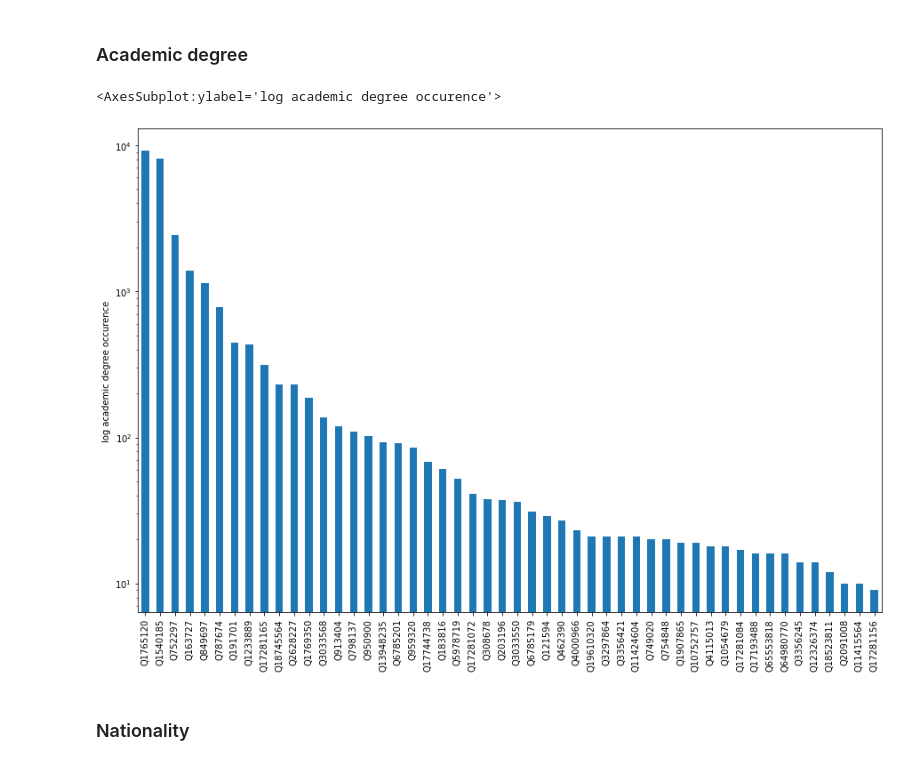
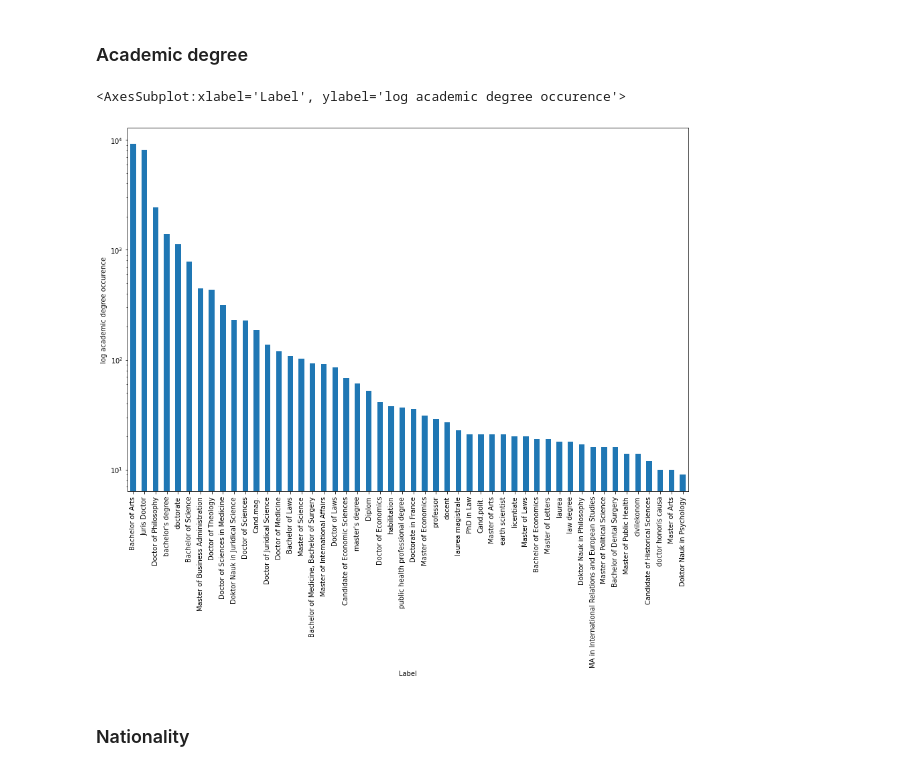
Before and after one commit to epfl-ada/ada-2021-project-salazar-gang, a Jupyter notebook: working_draft.ipynb, the cells around one changed output. Saved outputs shown, nothing was run; the diff lists cells and outputs as text; code cells hidden in the pictures.

```diff
--- a/working_draft.ipynb
+++ b/working_draft.ipynb
@@ -182,12 +208,18 @@ mask_academic_degree = (df1['speaker_academic_degree'].str.len() == 1) & ~(df1['
 academic_degree = df1[mask_academic_degree]
 academic_degree = academic_degree['speaker_academic_degree']
 academic_degree = academic_degree.explode().explode()
-academic_degree_count = (academic_degree.value_counts())[:50]
+academic_degree_count = (academic_degree.value_counts())
+
+academic_degree_count_qids = qi2.loc[qi2['QID'].isin(academic_degree_count.index)]
+
+new_academic_degree_count = academic_degree_count.reindex(academic_degree_count_qids['QID'])
+new_academic_degree_count.index = academic_degree_count_qids['Label']
+new_academic_degree_count = new_academic_degree_count.sort_values(ascending = False)
 # %%
-academic_degree_count.plot(kind = 'bar', figsize = (15,10), logy=True, ylabel = 'log academic degree occurence')
+new_academic_degree_count[:50].plot(kind = 'bar', figsize = (15,10), logy=True, ylabel = 'log academic degree occurence')
 # %% [output]
-<AxesSubplot:ylabel='log academic degree occurence'>
+<AxesSubplot:xlabel='Label', ylabel='log academic degree occurence'>
-[figure, old version]
+[figure, new version]
 # %% [markdown]
 ### Nationality
 # %%
```
Also changed, not shown: parts of 8 cells of this notebook.
